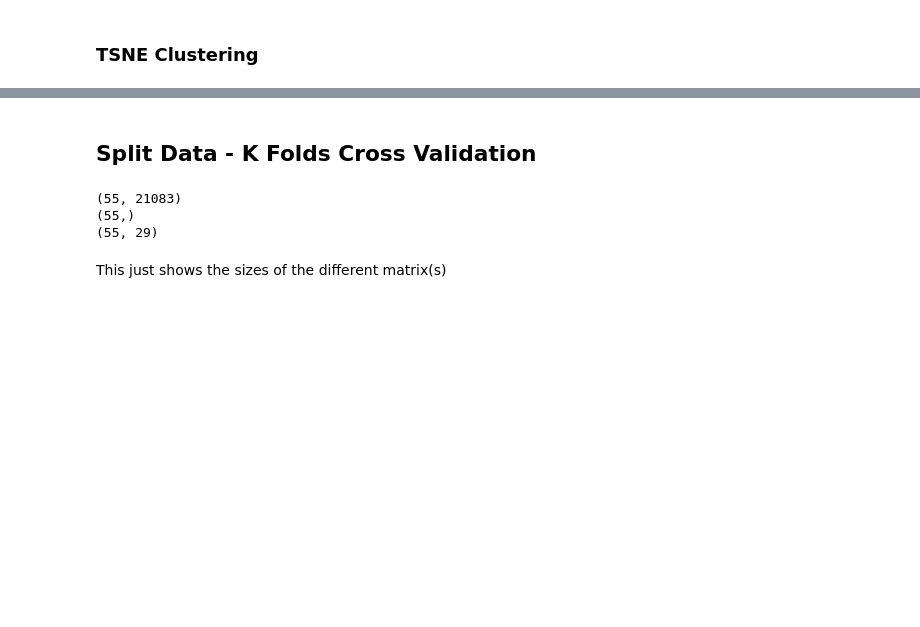
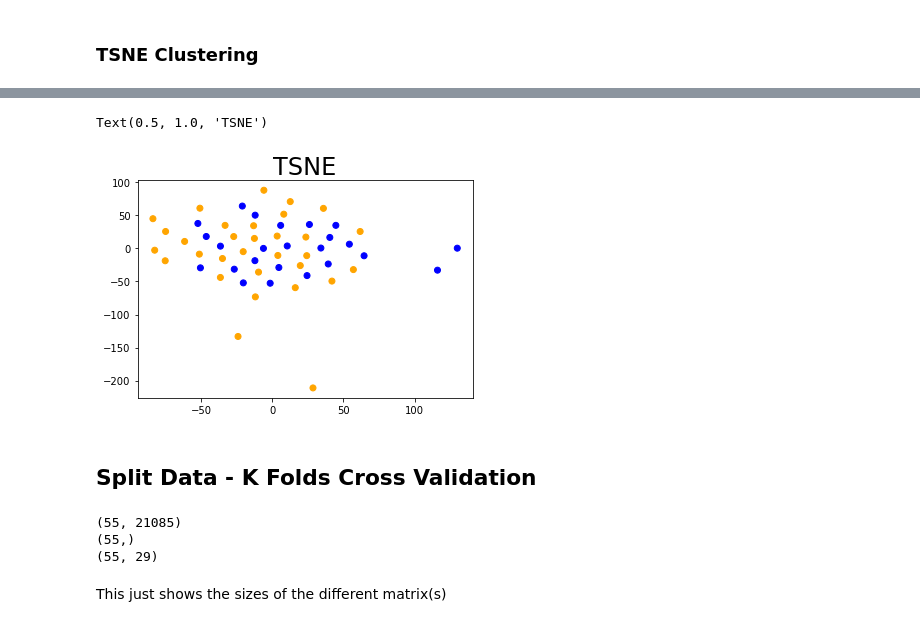
Before and after one commit to hzorkic/machine_learning_and_molecular_docking_for_drug_discovery, a Jupyter notebook: COAD Analysis.ipynb, the cells around one changed output, grey strips where cells are left out. Saved outputs shown, nothing was run; the diff lists cells and outputs as text; code cells hidden in the pictures; blank space fills up the shorter version.

```diff
--- a/COAD Analysis.ipynb
+++ b/COAD Analysis.ipynb
@@ -72,17 +73,3 @@ df.head() # show results
 Removing genes when not expressed in at least 20 samples
 
 **Update:** there's issues using this with the DESeq2 stuff since some genes there aren't highly expressed in all samples
-# %%
-# Pre-Process: Filter out low expressed genes
-count=0; # keep track of how many genese removed
-
-thresh=25 # min number of samples needed
-for col in df.columns.to_list():
-    n_zeros=df[col].isin([0]).sum()
-
-    if n_zeros >= thresh:
-        count+=1
-        df.drop([col],axis=1,inplace=True)
-genes=df.columns.to_list()
-print("Removed %d genes. These genes did not meet 10 sample mininum. \nWe have %d genes left \
-"%(count,len(df.columns.to_list())))
@@ -291,8 +302,11 @@ tsne_results = tsne.fit_transform(df)
 # %%
-df_log['tsne-2d-one'] = tsne_results[:,0]
-df_log['tsne-2d-two'] = tsne_results[:,1]
+df['tsne-2d-one'] = tsne_results[:,0]
+df['tsne-2d-two'] = tsne_results[:,1]
 plt.scatter(df['tsne-2d-one'],df['tsne-2d-two'],c=colors)
 plt.title('TSNE', fontsize=24)
+# %% [output]
+Text(0.5, 1.0, 'TSNE')
+[figure, added]
 # %% [markdown]
 ## Split Data - K Folds Cross Validation
 # %%
@@ -300,7 +314,7 @@ print(np.shape(df))
 print(np.shape(target_binary))
 print(np.shape(df_gene_sig))
 # %% [output]
-(55, 21083)
+(55, 21085)
 (55,)
 (55, 29)
 # %% [markdown]
```
Also changed, not shown: parts of 20 cells of this notebook.
